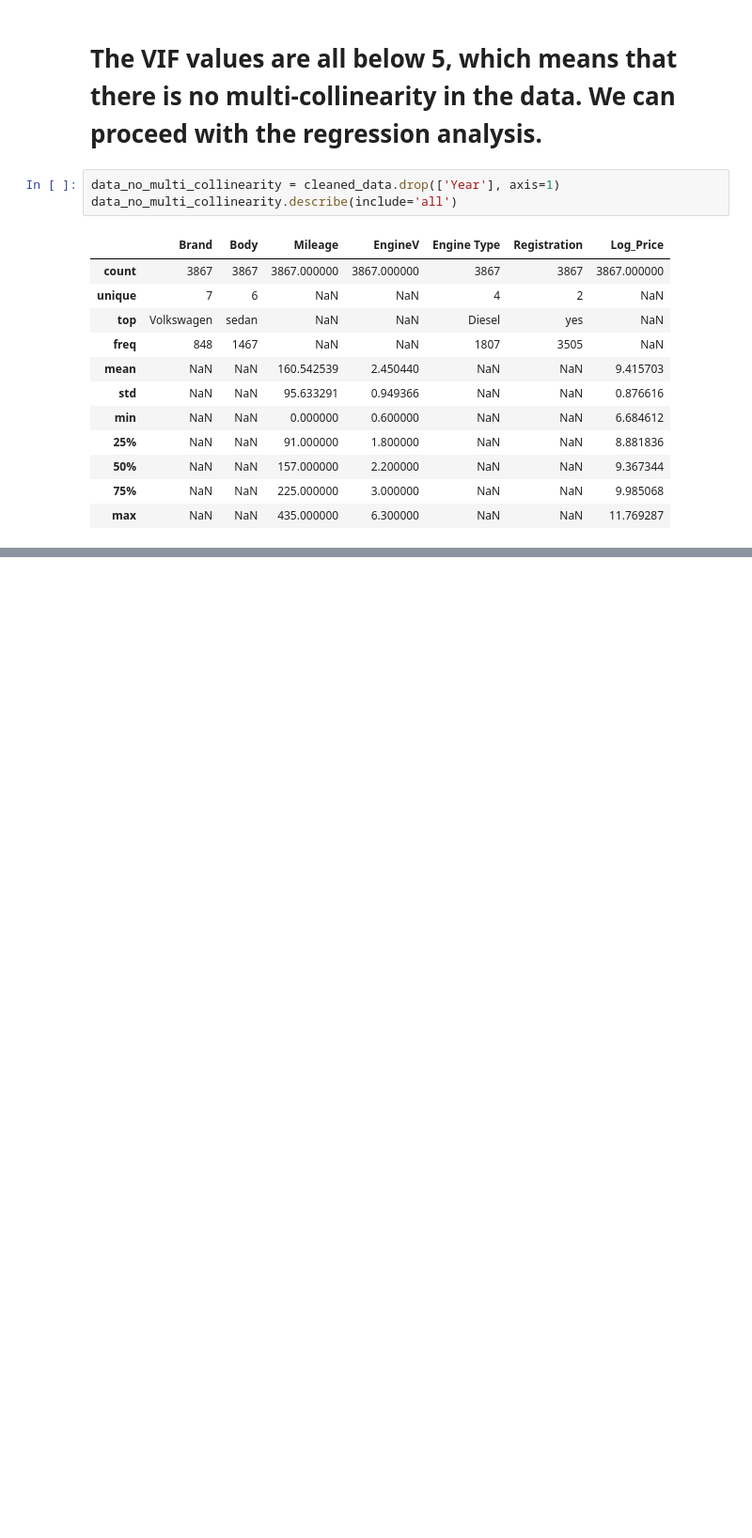
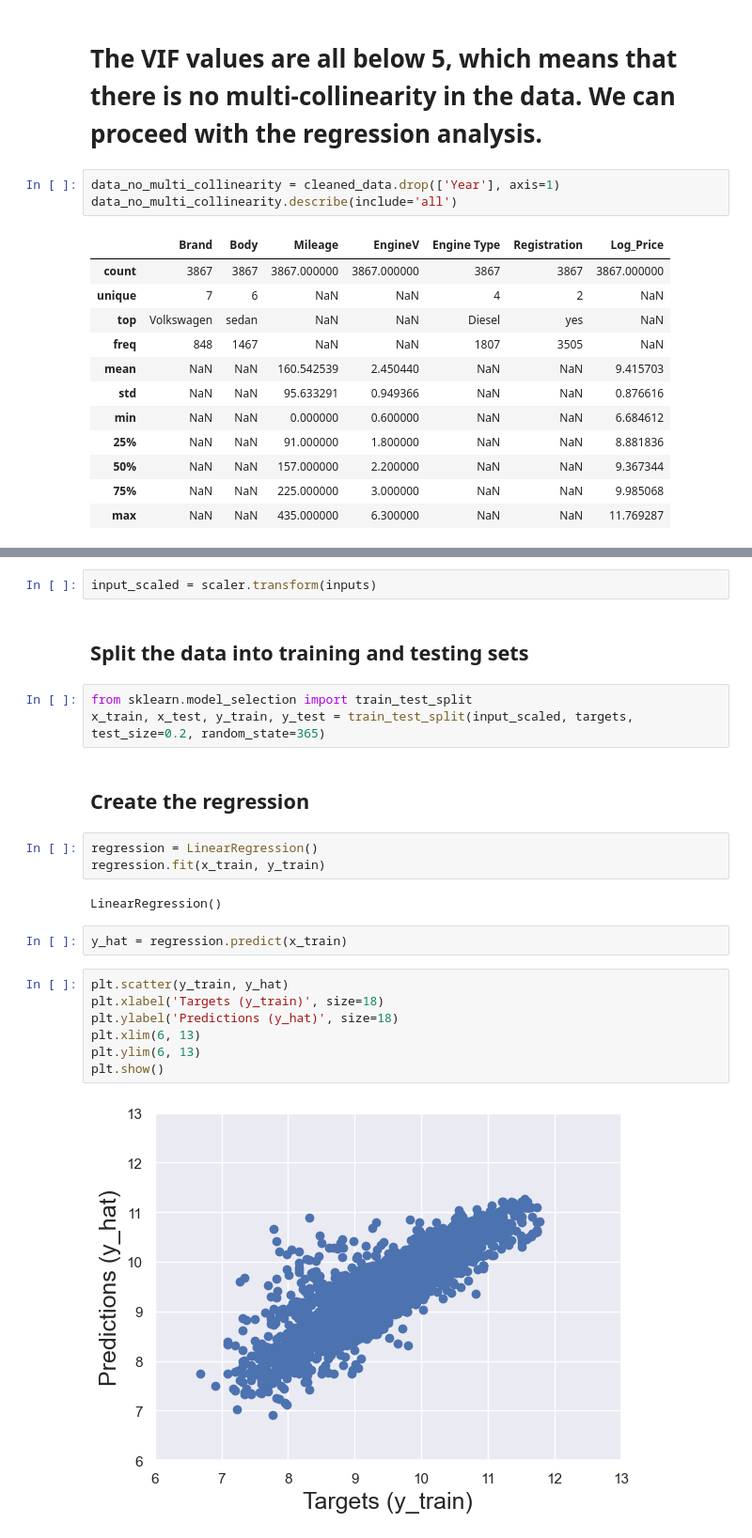
Before and after one commit to shiva508/dear_comrade_data_science_zero_to_hero, a Jupyter notebook: real_life_linear_regression.ipynb, the cells around one changed output, grey strips where cells are left out. Shown at 94% size. Drawn from its saved outputs; the diff is of its cells as text; blank space fills up the shorter version.

```diff
--- a/real_life_linear_regression.ipynb
+++ b/real_life_linear_regression.ipynb
@@ -342,0 +436,25 @@ data_no_multi_collinearity.describe(include='all')
+# %%
+input_scaled = scaler.transform(inputs)
+# %% [markdown]
+## Split the data into training and testing sets
+# %%
+from sklearn.model_selection import train_test_split
+x_train, x_test, y_train, y_test = train_test_split(input_scaled, targets, test_size=0.2, random_state=365)
+# %% [markdown]
+## Create the regression
+# %%
+regression = LinearRegression()
+regression.fit(x_train, y_train)
+# %% [output]
+LinearRegression()
+# %%
+y_hat = regression.predict(x_train)
+# %%
+plt.scatter(y_train, y_hat)
+plt.xlabel('Targets (y_train)', size=18)
+plt.ylabel('Predictions (y_hat)', size=18)
+plt.xlim(6, 13)
+plt.ylim(6, 13)
+plt.show()
+# %% [output]
+[figure, added]
```
Also changed, not shown: parts of 31 cells of this notebook.
